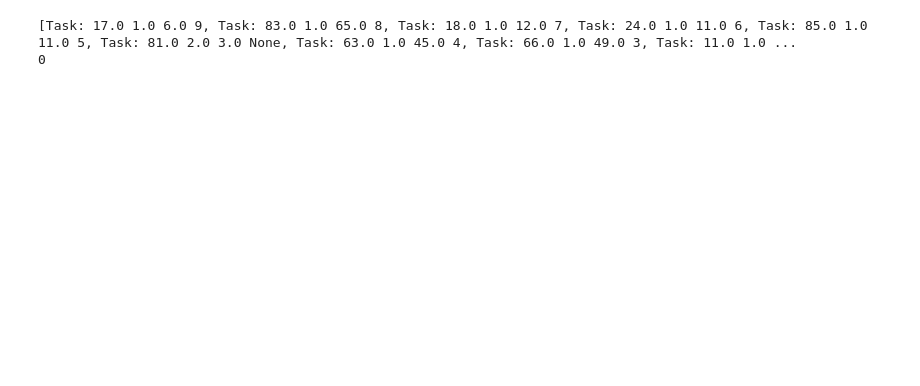
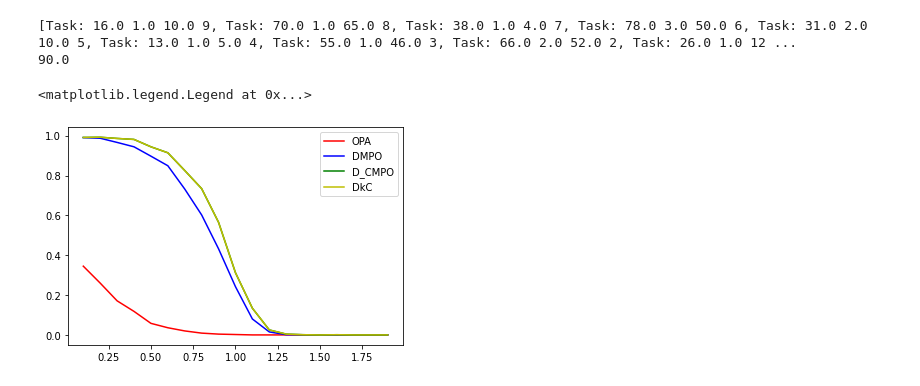
Before and after one commit to BuzzingTaz/RTES-Project, a Jupyter notebook: project.ipynb, the cells around one changed output. Saved outputs shown, nothing was run; the diff lists cells and outputs as text; code cells hidden in the pictures; blank space fills up the shorter version.

Commit message:
plots

```diff
--- a/project.ipynb
+++ b/project.ipynb
@@ -68,7 +69,7 @@ class TaskSet():
 
         return np.floor(np.array(deadline))
 # %%
-cores = 2
+cores = 4
 taskset = TaskSet(cores*5,1,10,100)
 
 taskset.generate()
@@ -104,16 +115,35 @@ def OPA(taskset, cores, S_test):
 
         for j,task in enumerate(taskset_copy):
 
-            if task.priority == None:
+            if not priority_assigned[j]:
                 if(S_test(assigned_tasks + [task],cores)):
                     task.priority = i
                     priority_assigned[j] = True
                     assigned_tasks.append(task)
                     break
         else:
-            return taskset_copy,i
-
-    return taskset_copy,i
+            return False
+            return taskset_copy,(i)/N*100
+    return True
+    return taskset_copy,100
+# %%
+def deadline_analysis_OPA(ptaskset,m):    #taskset = {period,execution time,deadline}
+    Ck = ptaskset[-1].execution_time
+    Dk = ptaskset[-1].deadline
+    l = Dk
+    total_workload = 0
+
+    for task in ptaskset[:-1]:
+        Ti,Ci,Di = task.period,task.execution_time,task.deadline
+        max_jobs = np.floor(( l + Di - Ci )/Ti)
+        workload_task = max_jobs*Ci + min(Ci,l + Di - Ci - max_jobs*Ti)
+        workload_task = min(workload_task,Dk - Ck + 1)
+        total_workload += workload_task
+
+    thresh = Ck + np.floor(total_workload/m)
+    if Dk < thresh:
+        return 0
+    return 1
 # %%
 def deadline_analysis(ptaskset,m):    #taskset = {period,execution time,deadline}
     num_tasks = len(ptaskset)
@@ -163,5 +213,14 @@ ordered_tasks,i = OPA(set.tasks, cores, deadline_analysis_OPA)
 print(ordered_tasks)
 print(i)
 # %% [output]
-[Task: 17.0 1.0 6.0 9, Task: 83.0 1.0 65.0 8, Task: 18.0 1.0 12.0 7, Task: 24.0 1.0 11.0 6, Task: 85.0 1.0 11.0 5, Task: 81.0 2.0 3.0 None, Task: 63.0 1.0 45.0 4, Task: 66.0 1.0 49.0 3, Task: 11.0 1.0 ...
-0
+[Task: 16.0 1.0 10.0 9, Task: 70.0 1.0 65.0 8, Task: 38.0 1.0 4.0 7, Task: 78.0 3.0 50.0 6, Task: 31.0 2.0 10.0 5, Task: 13.0 1.0 5.0 4, Task: 55.0 1.0 46.0 3, Task: 66.0 2.0 52.0 2, Task: 26.0 1.0 12 ...
+90.0
+# %%
+def generate_tasksets(n_tasksets, n_tasks, max_utility, min_period, max_period):
+    set_tasksets = []
+    for i in range(n_tasksets):
+        set = TaskSet(n_tasks,max_utility,min_period,max_period)
+        set.generate()
+        set_tasksets.append(set)
+
+    return set_tasksets
@@ -167,0 +274,10 @@ print(i)
+# %%
+plt.figure()
+plt.plot(us,percentage_schedulable_OPA,color='r',label='OPA')
+plt.plot(us,percentage_schedulable_DMPO,color='b',label='DMPO')
+plt.plot(us,percentage_schedulable_D_CMPO,color='g',label='D_CMPO')
+plt.plot(us,percentage_schedulable_DkC,color='y',label='DkC',linestyle='-')
+plt.legend()
+# %% [output]
+<matplotlib.legend.Legend at 0x...>
+[figure, added]
```
Also changed, not shown: parts of 11 cells of this notebook.
